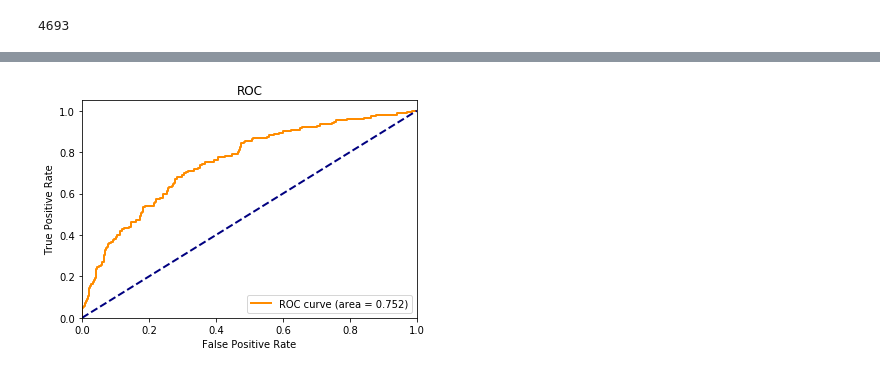
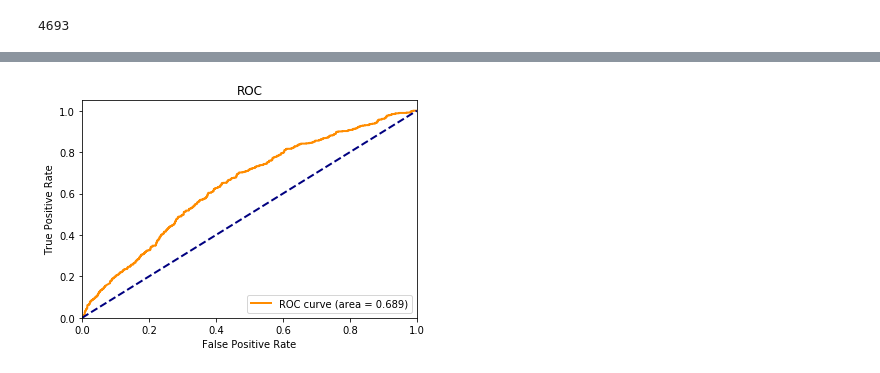
Before and after one commit to WaretleR/EngagementInClass, a Jupyter notebook: Prototype.ipynb, the cells around one changed output, grey strips where cells are left out. Cells and saved outputs as stored; diff of their text form; code cells hidden in the pictures.

```diff
--- a/Prototype.ipynb
+++ b/Prototype.ipynb
@@ -335,7 +334,7 @@ def getVGGFace2Model():
     return model
 # %%
 def getVGGSVMModel():
-    f = VGGFace(model = 'resnet50', include_top = False, input_shape = (*faceSize, 3), pooling = 'avg')
+    f = VGGFace(model = 'senet50', include_top = False, input_shape = (*faceSize, 3), pooling = 'avg')
     return f
 # %%
 def jaffeFaces():
@@ -1795,7 +1794,7 @@ print(len(X), len(Y), len(G))
 # %% [output]
 4693 4693 4693
 # %%
-def plotROCAUC(aucList, fprList, tprList):
+def plotROCAUC(aucList, fprList, tprList, outputName):
     plt.figure()
     lw = 2
     #plt.plot(sum(fprList) / len(fprList), sum(tprList) / len(tprList), color='darkorange',
@@ -1809,6 +1808,7 @@ def plotROCAUC(aucList, fprList, tprList):
     plt.ylabel('True Positive Rate')
     plt.title('ROC')
     plt.legend(loc="lower right")
+    plt.savefig(outputName, bbox_inches = 'tight')
     plt.show()
 # %%
 from sklearn.model_selection import GroupKFold
@@ -1850,7 +1850,7 @@ gkf = GroupKFold(n_splits = 6)
 for train_index, test_index in gkf.split(X, Y, groups = G):
     X_train, X_test = np.array(X)[train_index], np.array(X)[test_index]
     Y_train, Y_test = np.array(Y)[train_index], np.array(Y)[test_index]
-    emoSVM = svm.SVC(kernel = 'rbf', C = 100, gamma = 0.07, class_weight = 'balanced', probability = True).fit(X_train, Y_train)
+    emoSVM = svm.SVC(kernel = 'rbf', C = 10, gamma = 0.07, class_weight = 'balanced', probability = True).fit(X_train, Y_train)
     svmScores.append(emoSVM.score(X_test, Y_test))
     fpr_t, tpr_t, _ = roc_curve(Y_test, emoSVM.predict_proba(X_test)[:, 1])
     aucsvmScores.append(auc(fpr_t, tpr_t))
@@ -1977,7 +1977,7 @@ gkf = GroupKFold(n_splits = 6)
 for train_index, test_index in gkf.split(featuresSVM, Y, groups = G):
     X_train, X_test = np.array(featuresSVM)[train_index], np.array(featuresSVM)[test_index]
     Y_train, Y_test = np.array(Y)[train_index], np.array(Y)[test_index]
-    engSVM = svm.SVC(kernel='rbf', C = 1000, gamma=0.07, class_weight = 'balanced', probability = True).fit(X_train, Y_train)
+    engSVM = svm.SVC(kernel='rbf', C = 100, gamma=0.07, class_weight = 'balanced', probability = True).fit(X_train, Y_train)
     engSVMScores.append(engSVM.score(X_test, Y_test))
     fpr_t, tpr_t, _ = roc_curve(Y_test, engSVM.predict_proba(X_test)[:, 1])
     aucengSVMScores.append(auc(fpr_t, tpr_t))
@@ -1994,4 +1994,4 @@ print(aucengSVMScores)
 # %%
-plotROCAUC(aucengSVMScores, fprengSVM[0], tprengSVM[0])
+plotROCAUC(aucengSVMScores, fprengSVM[4], tprengSVM[4], 'rocSVMEngagement.png')
 # %% [output]
-[figure, old version]
+[figure, new version]
```
Also changed, not shown: parts of 43 cells of this notebook.
